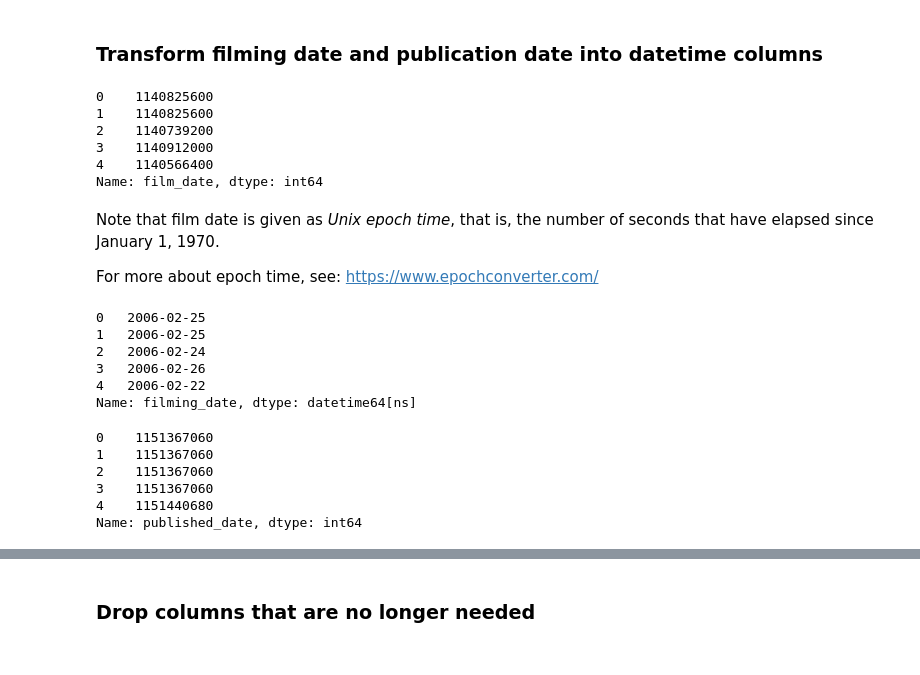
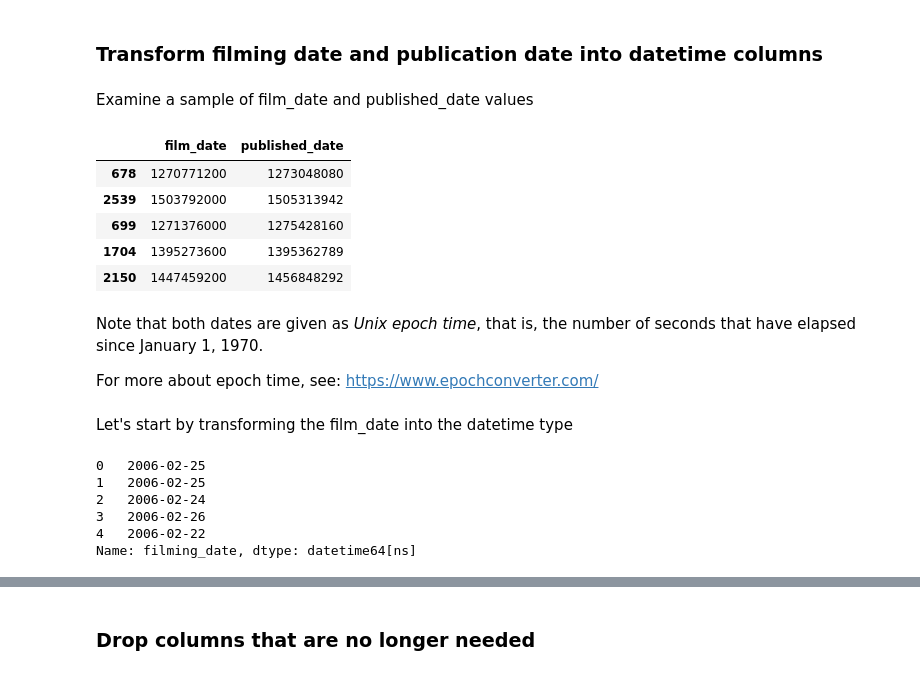
Before and after one commit to programiranje3/pandas2020, a Jupyter notebook: TED_Talks_Pandas_P3_tutorial.ipynb, the cells around one changed output, grey strips where cells are left out. Saved outputs shown, nothing was run; the diff lists cells and outputs as text; code cells hidden in the pictures.

```diff
--- a/TED_Talks_Pandas_P3_tutorial.ipynb
+++ b/TED_Talks_Pandas_P3_tutorial.ipynb
@@ -116,19 +116,23 @@ Name: main_speaker, dtype: int64
 Unfortunately, there are no additional records that could be used to fill the missing occupation values.
 # %% [markdown]
 ### Transform filming date and publication date into datetime columns
-# %%
-ted['film_date'].head()
-# %% [output]
-0    1140825600
-1    1140825600
-2    1140739200
-3    1140912000
-4    1140566400
-Name: film_date, dtype: int64
+# %% [markdown]
+Examine a sample of film_date and published_date values
+# %%
+ted.loc[:,['film_date', 'published_date']].sample(5)
+# %% [output]
+|  | film_date | published_date |
+| 678 | 1270771200 | 1273048080 |
+| 2539 | 1503792000 | 1505313942 |
+| 699 | 1271376000 | 1275428160 |
+| 1704 | 1395273600 | 1395362789 |
+| 2150 | 1447459200 | 1456848292 |
 # %% [markdown]
-Note that film date is given as *Unix epoch time*, that is, the number of seconds that have elapsed since January 1, 1970.
+Note that both dates are given as *Unix epoch time*, that is, the number of seconds that have elapsed since January 1, 1970.
 
 For more about epoch time, see: https://www.epochconverter.com/
+# %% [markdown]
+Let's start by transforming the film_date into the datetime type
 # %%
 ted['filming_date'] = pd.to_datetime(ted['film_date'], unit='s')
 # %%
@@ -140,12 +144,3 @@ ted.filming_date.head()
 3   2006-02-26
 4   2006-02-22
 Name: filming_date, dtype: datetime64[ns]
-# %%
-ted.published_date.head()
-# %% [output]
-0    1151367060
-1    1151367060
-2    1151367060
-3    1151367060
-4    1151440680
-Name: published_date, dtype: int64
```
Also changed, not shown: parts of 68 cells of this notebook, 1 other file.
